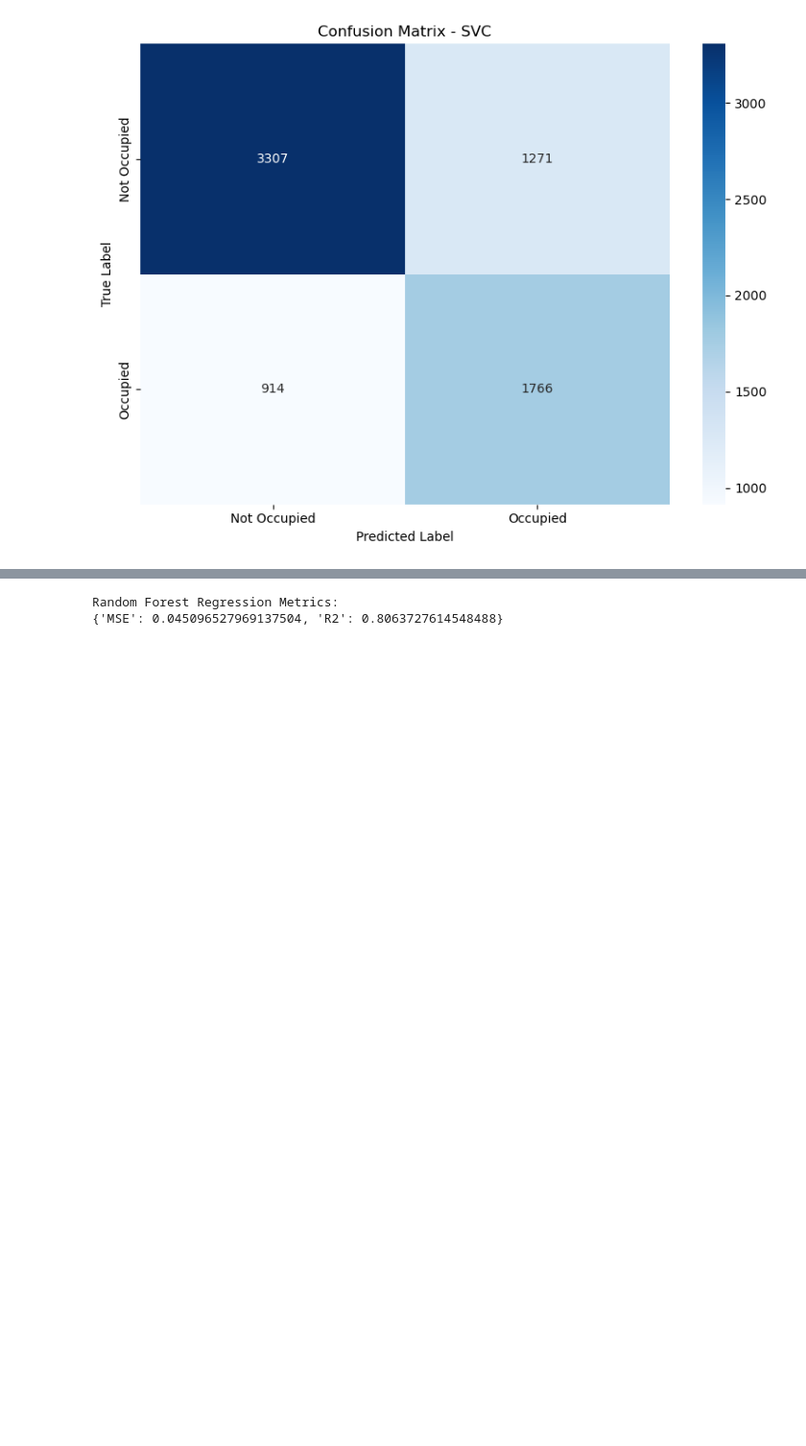
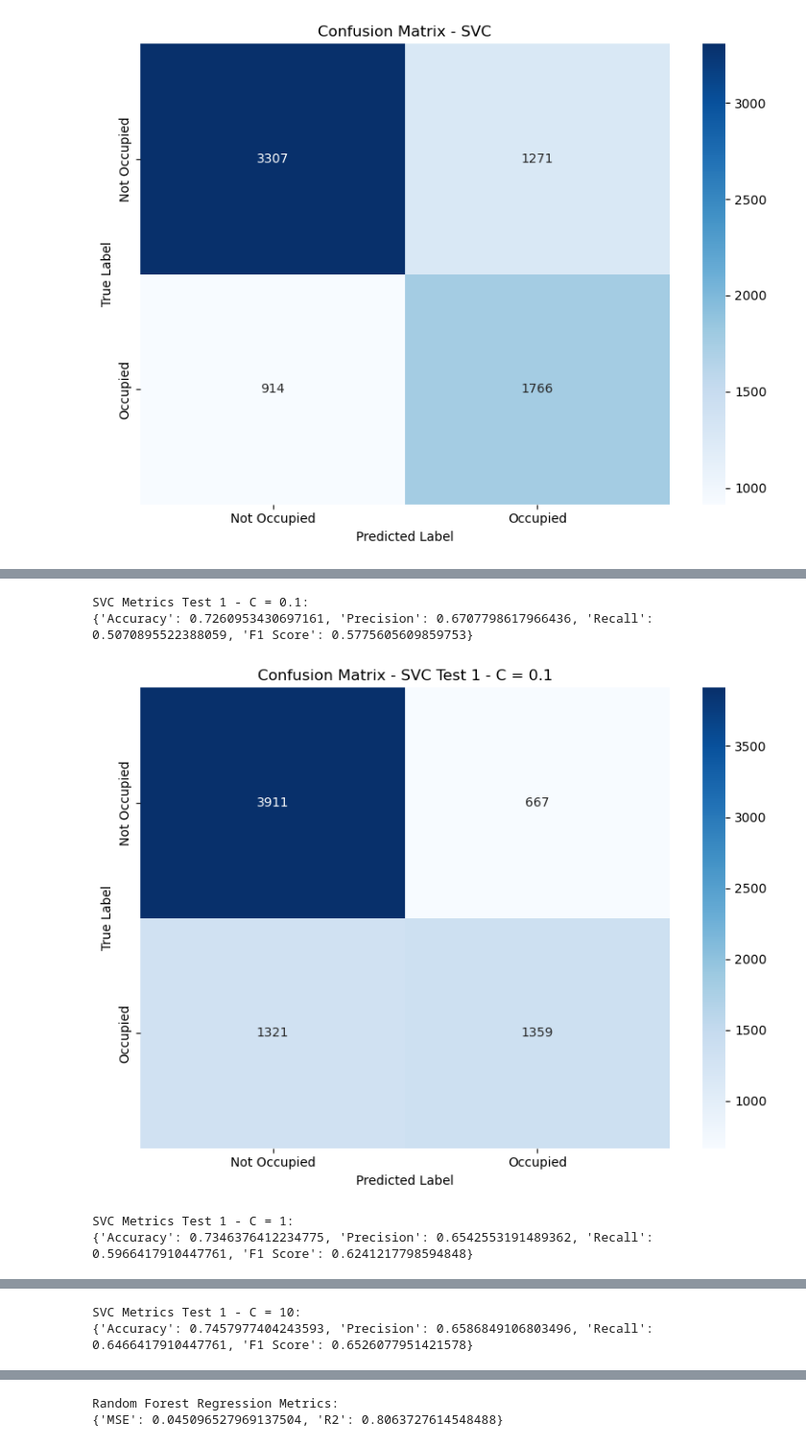
Before and after one commit to X2Abdul/IN3062-AI-Coursework, a Jupyter notebook: report/Report.ipynb, the cells around one changed output, grey strips where cells are left out. Shown at 96% size. Saved outputs shown, nothing was run; the diff lists cells and outputs as text; code cells hidden in the pictures; blank space fills up the shorter version.

```diff
--- a/report/Report.ipynb
+++ b/report/Report.ipynb
@@ -878,8 +878,8 @@ def train_knn(X_train, y_train, n_neighbors=5, weights='uniform', p=2):
 
 
 # Train SVC
-def train_svc(X_train, y_train, kernel='linear'):
-    svc = SVC(kernel=kernel, probability=True, random_state=42)
+def train_svc(X_train, y_train, kernel='linear', C=1.0, gamma='scale'):
+    svc = SVC(kernel=kernel, C=C, gamma=gamma, probability=True, random_state=42)
     svc.fit(X_train, y_train)
     return svc
 
@@ -1077,0 +1107,27 @@ SVC Metrics:
+# %%
+# SVC Test 1 - C = 0.1
+svc_model_test_1 = train_svc(X_train, y_train, kernel='rbf', C=0.1, gamma='scale')
+svc_metrics_test_1, svc_preds_test_1 = evaluate_classification_model(svc_model_test_1, X_test, y_test)
+print("SVC Metrics Test 1 - C = 0.1:")
+print(svc_metrics_test_1)
+plot_confusion_matrix(y_test, svc_preds_test_1, "SVC Test 1 - C = 0.1")
+
+# SVC Test 1 - C = 1
+svc_model_test_1 = train_svc(X_train, y_train, kernel='rbf', C=1.0, gamma='scale')
+svc_metrics_test_1, svc_preds_test_1 = evaluate_classification_model(svc_model_test_1, X_test, y_test)
+print("SVC Metrics Test 1 - C = 1:")
+print(svc_metrics_test_1)
+plot_confusion_matrix(y_test, svc_preds_test_1, "SVC Test 1 - C = 1")
+
+# SVC Test 1 - C = 10
+svc_model_test_1 = train_svc(X_train, y_train, kernel='rbf', C=10, gamma='scale')
+svc_metrics_test_1, svc_preds_test_1 = evaluate_classification_model(svc_model_test_1, X_test, y_test)
+print("SVC Metrics Test 1 - C = 10:")
+print(svc_metrics_test_1)
+plot_confusion_matrix(y_test, svc_preds_test_1, "SVC Test 1 - C = 10")
+# %% [output]
+SVC Metrics Test 1 - C = 0.1:
+{'Accuracy': 0.7260953430697161, 'Precision': 0.6707798617966436, 'Recall': 0.5070895522388059, 'F1 Score': 0.5775605609859753}
+[figure, added]
+SVC Metrics Test 1 - C = 1:
+{'Accuracy': 0.7346376412234775, 'Precision': 0.6542553191489362, 'Recall': 0.5966417910447761, 'F1 Score': 0.6241217798594848}
@@ -1077,0 +1135,2 @@ SVC Metrics:
+SVC Metrics Test 1 - C = 10:
+{'Accuracy': 0.7457977404243593, 'Precision': 0.6586849106803496, 'Recall': 0.6466417910447761, 'F1 Score': 0.6526077951421578}
```
Also changed, not shown: parts of 10 cells of this notebook.
